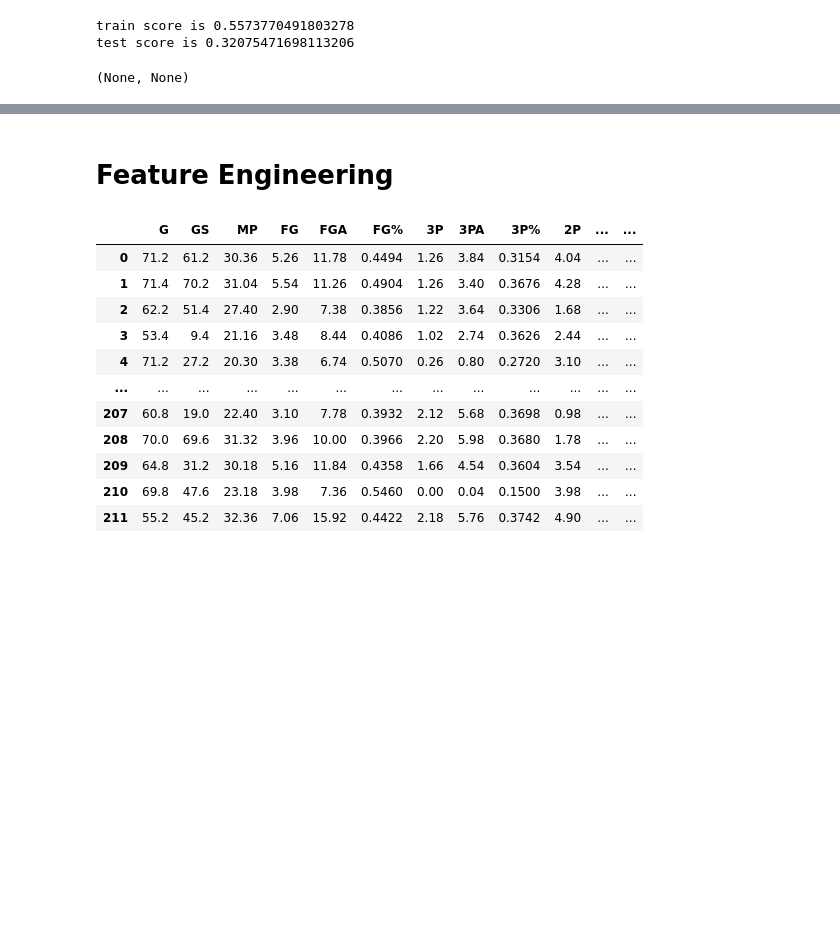
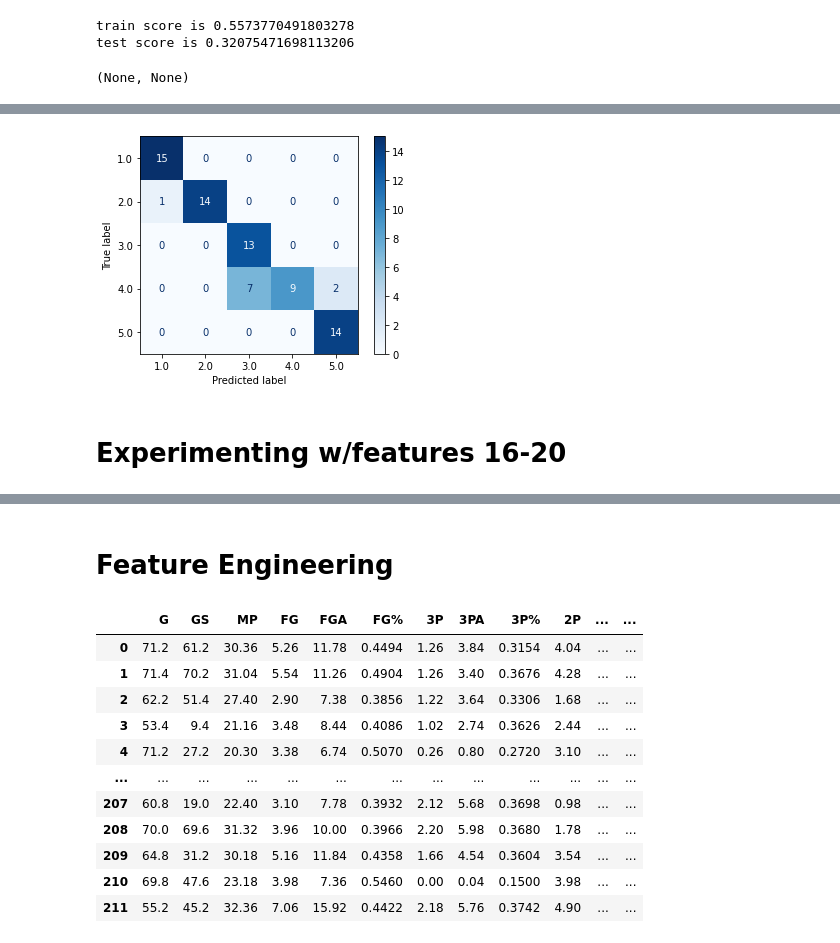
Before and after one commit to dkeyer/NBA_salary_predictor, a Jupyter notebook: Capstone_Classification.ipynb, the cells around one changed output, grey strips where cells are left out. Saved outputs shown, nothing was run; the diff lists cells and outputs as text; code cells hidden in the pictures; blank space fills up the shorter version.

```diff
--- a/Capstone_Classification.ipynb
+++ b/Capstone_Classification.ipynb
@@ -401,0 +421,6 @@ test score is 0.9433962264150944
+# %%
+plot_confusion_matrix(logreg, X_test, y_test, cmap='Blues', values_format='d');
+# %% [output]
+[figure, added]
+# %% [markdown]
+# Experimenting w/features 16-20
```
Also changed, not shown: parts of 41 cells of this notebook.
